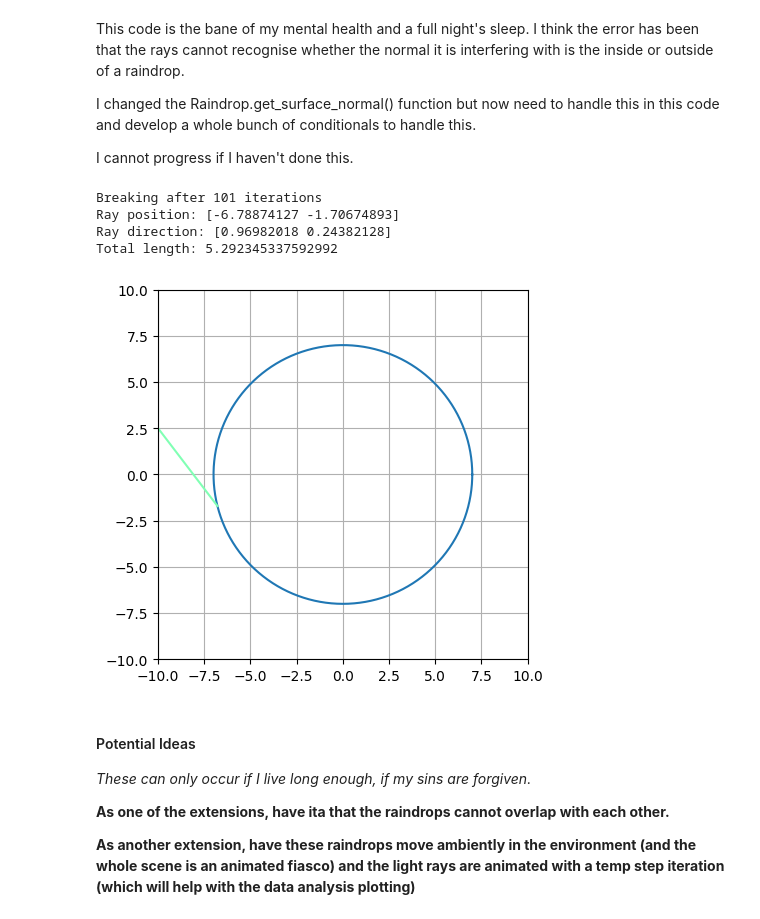
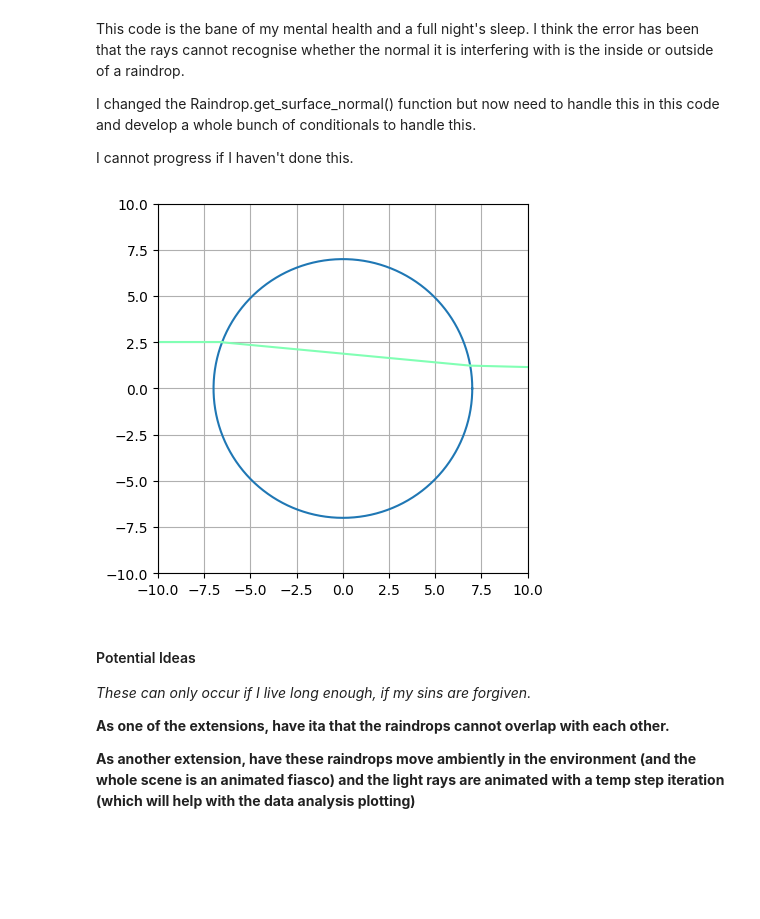
Before and after one commit to CorinnnaZ/CompChallenge, a Jupyter notebook: extension.ipynb, the cells around one changed output. Drawn from its saved outputs; the diff is of its cells as text; code cells hidden in the pictures; blank space fills up the shorter version.

```diff
--- a/extension.ipynb
+++ b/extension.ipynb
@@ -96,3 +96,8 @@ import numpy as np
 import matplotlib.pyplot as plt
 import sympy as sym
 import matplotlib.cm as cm
+# %%
+a = (8, 9)
+b = np.array(a)
+c = a/np.linalg.norm(a)
+print(c)
@@ -99,10 +106,10 @@ import matplotlib.cm as cm
 # %%
 class Ray:
     def __init__(self, position, direction, wavelength):
-        self.position = (position[0], position[1]) # starting vector position on the map
+        self.position = position # starting vector position on the map
 
-        self.direction = (direction[0], direction[1])  # to be vectorised to make later calcuations easier
-                                                       # nonetheless, they will have to be parametrised for easier handling
+        self.direction = direction/np.linalg.norm(direction) # normalised value
+
         self.wavelength = wavelength # nanometre input
 
         """
@@ -179,7 +186,7 @@ plt.show()
 # %%
 class RainDrop:
     def __init__(self, centre, radius):
-        self.centre = (centre[0], centre[1]) # this will be updated with the collision aspect of it. To be implemented later
+        self.centre = centre # this will be updated with the collision aspect of it. To be implemented later
         self.radius = radius
 
     def equation(self):
@@ -229,9 +236,14 @@ class RainDrop:
         t1 = (- b + np.sqrt(d)) / (2 * a)
         t2 = (- b - np.sqrt(d)) / (2 * a)
 
+        """
+        Floating point erros have been the antagonist to this story.
+        Never use 0, always use EPSILON
+        """
+        EPSILON = 1e-6
         # validate t and choose the closest intersection point
         # otherwise it would randomly migrate to the other side of the raindrop
-        validated_t = [t for t in [t1, t2] if t>=0]
+        validated_t = [t for t in [t1, t2] if t>=EPSILON]
 
         if len(validated_t) == 0:
             return None
@@ -278,15 +290,20 @@ class RainDrop:
         entering = np.dot(incident, to_center) > 0
         if entering:
             n1, n2 = 1.0, ray.get_refractive_index()[0]
+            # Decompose
+            incident_parallel = np.dot(incident, normal) * normal # normal component
+            incident_perp = incident - incident_parallel # tangent component
+
+            # Apply Snell's law to perpendicular part
+            refracted_perp = (n1 / n2) * incident_perp
         else:
             n1, n2 = ray.get_refractive_index()[0], 1.0
+            # Decompose
+            incident_parallel = np.dot(incident, normal) * normal # normal component
+            incident_perp = incident - incident_parallel # tangent component
 
-        # Decompose
-        incident_parallel = np.dot(incident, normal) * normal # normal component
-        incident_perp = incident - incident_parallel # tangent component
-
-        # Apply Snell's law to perpendicular part
-        refracted_perp = (n1 / n2) * incident_perp
+            # Apply Snell's law to perpendicular part
+            refracted_perp = (n2 / n1) * incident_perp
 
         # Parallel part from magnitude relation
         mag_sq = 1 - np.linalg.norm(refracted_perp)**2
@@ -331,7 +348,7 @@ eps = 1e-7 # to handle division by zero (in a lazy way)
 
 # definitions
 ## define rays
-ray = Ray((domain_bounds[0], 2.5), (1,-1.31), 600)
+ray = Ray((domain_bounds[0], 2.5), (1, 0), 600)
 colour = ray.get_refractive_index()[1]
 ## define raindrops
 raindrop = RainDrop((0,0), 7)
@@ -417,38 +434,34 @@ for ray in ray_list:
         # choose the coordinate who is closest to this intersection point
         # do this by finding the index of the closest one
         ## length between points
         intersection_lengths = [np.linalg.norm(point - ray.position) for point, rd in intersections_found]
         min_index = intersection_lengths.index(min(intersection_lengths))
 
         intersection_coordinate = intersections_found[min_index][0]
         ## determine which raindrop corresponds to the closest intersection point
         closest_raindrop = intersections_found[min_index][1]
 
         path_segments.append(((ray.position), (intersection_coordinate)))
         total_length += np.linalg.norm(intersection_coordinate - ray.position)
 
         new_direction = closest_raindrop.refraction_ray(ray, intersection_coordinate)
         if new_direction is None: # error handling
             break
         ## then find the direction of the new ray
         ray.position = intersection_coordinate # update the ray position to equate the intersections after it has been refracted
                                                # this way, there can be a cohesive linear piecewise plot
         ray.direction = new_direction
     path_array = np.array(path_segments) # converting the coordinate list into a numpy array
                                          # since path_segments[:][0] is not allowed
 
     for start, end in path_segments:
         ax.plot([start[0], end[0]], [start[1], end[1]], color=colour)
 
 ax.grid()
 ax.set_aspect(1)
 plt.show()
 # %% [output]
-Breaking after 101 iterations
-Ray position: [-6.78874127 -1.70674893]
-Ray direction: [0.96982018 0.24382128]
-Total length: 5.292345337592992
-[figure, old version]
+[figure, new version]
 # %% [markdown]
 
 #### Potential Ideas
```
Also changed, not shown: parts of 2 cells of this notebook.
